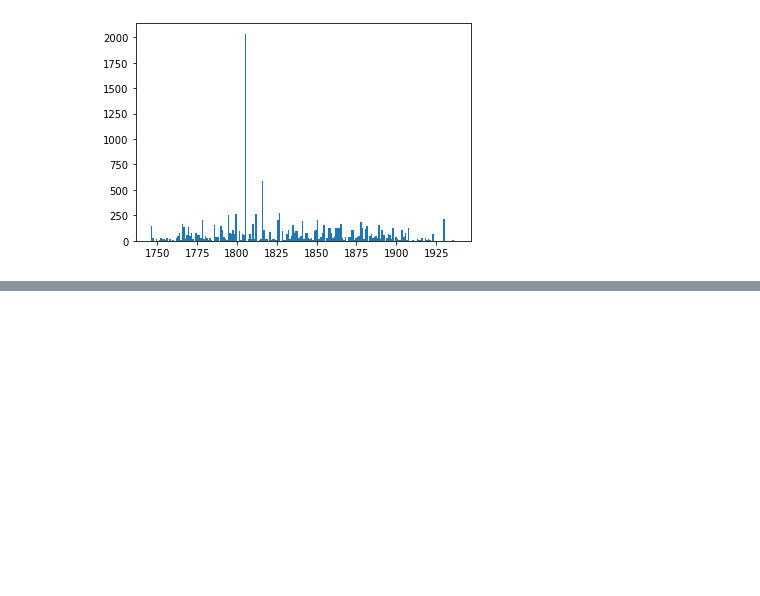
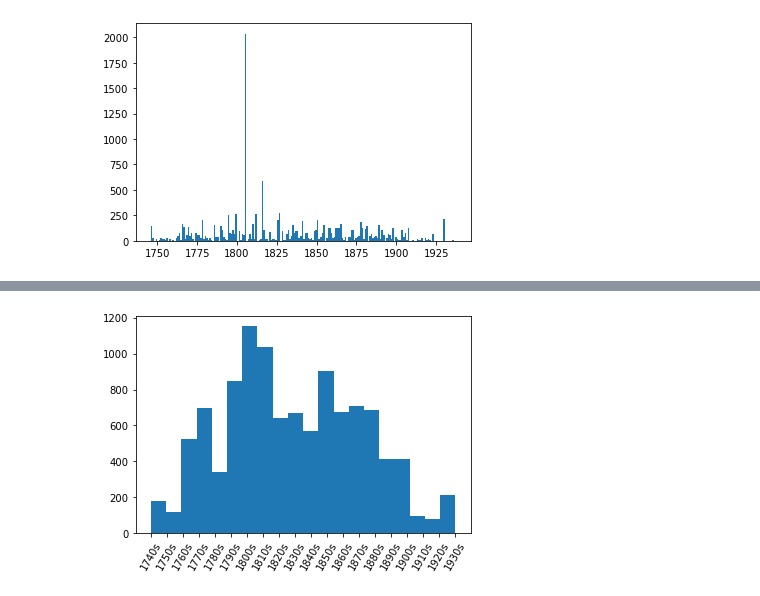
Before and after one commit to ATC-mmueller/nlp_publication_year, a Jupyter notebook: main.ipynb, the cells around one changed output, grey strips where cells are left out. Drawn from its saved outputs; the diff is of its cells as text; code cells hidden in the pictures; blank space fills up the shorter version.

```diff
--- a/main.ipynb
+++ b/main.ipynb
@@ -237,0 +305,2 @@ plt.show()
+# %%
+ch = ch.loc[~(ch.token_num == 0)]
@@ -237,0 +319,2 @@ plt.show()
+# %%
+ch = ch.loc[~(ch.token_num < 50)]
@@ -237,0 +333,4 @@ plt.show()
+# %%
+ch['test_tokens'] = ch.apply(lambda x: x.tokens[:500] if x.token_num > 500 else x.tokens, axis=1)
+# %%
+ch['decade'] = ch['year'].apply(lambda x: str(x)[:3] + '0')
@@ -237,0 +357,10 @@ plt.show()
+# %%
+plt.hist(ch.decade.sort_values(), bins= 20)
+plt.xticks(rotation = 60)
+plt.xticks(['1740s', '1750s', '1760s', '1770s', '1780s', '1790s',
+            '1800s', '1810s', '1820s', '1830s', '1840s',
+            '1850s', '1860s', '1870s', '1880s', '1890s',
+            '1900s', '1910s', '1920s', '1930s'])
+plt.show()
+# %% [output]
+[figure, added]
```
Also changed, not shown: parts of 41 cells of this notebook.
